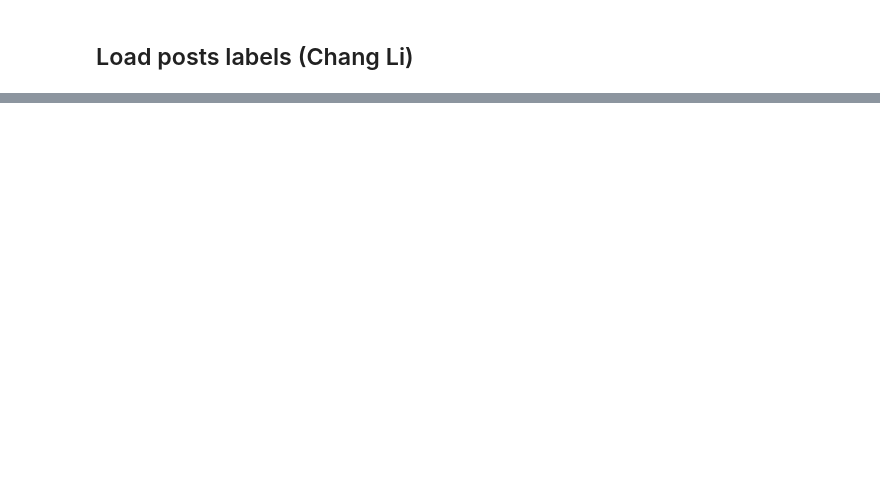
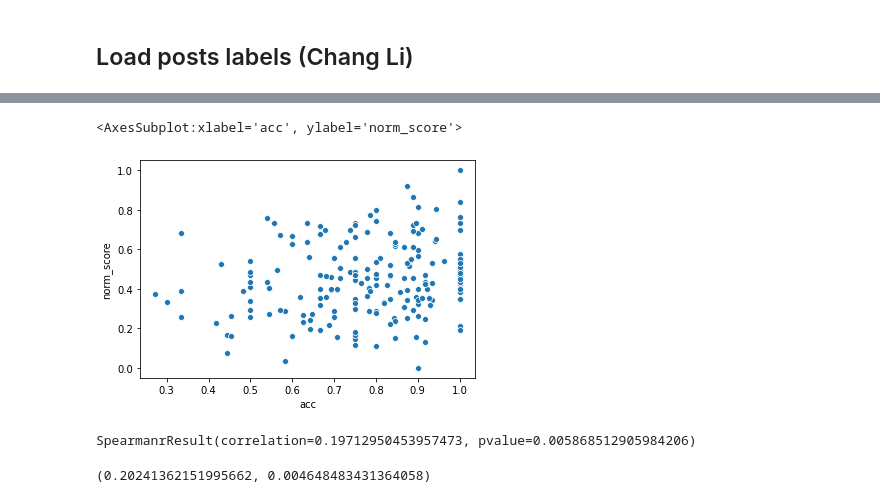
Before and after one commit to NasLabBgu/STEM, a Jupyter notebook: Examples/fourforum.ipynb, the cells around one changed output, grey strips where cells are left out. Saved outputs shown, nothing was run; the diff lists cells and outputs as text; code cells hidden in the pictures; blank space fills up the shorter version.

```diff
--- a/Examples/fourforum.ipynb
+++ b/Examples/fourforum.ipynb
@@ -628,0 +1233,11 @@ kcore.graph.order()
+# %%
+path = "/home/dev/data/stance/valence-results.csv"
+valence_df = pd.read_csv(path)
+
+max_score = valence_df["AVG_Score"].max()
+min_score = valence_df["AVG_Score"].min()
+factor = max_score - min_score
+
+valence_df["norm_score"] = valence_df["AVG_Score"].apply(lambda x: (x - min_score) / factor)
+
+valence_df
@@ -628,0 +1270,25 @@ kcore.graph.order()
+# %%
+records = []
+for conv_id, predictions in author_predictions.items():
+    conv = convs_by_id[conv_id]
+    author_labels = get_authors_labels_in_conv(conv)
+    author_preds = predictions.get("core", None)
+    if author_preds is None: continue
+
+    y_true, y_pred = align_gs_with_predictions(author_labels, author_preds)
+    acc = accuracy_score(y_true, y_pred)
+
+    best_preds = get_best_preds(author_labels, author_preds)
+    y_true, y_pred = align_gs_with_predictions(author_labels, best_preds)
+    acc_best = accuracy_score(y_true, y_pred)
+
+    r = {
+        "conv_id": conv_id,
+        "n_authors": len(y_true),
+        "acc": acc,
+        "acc_best": acc_best
+    }
+    records.append(r)
+
+acc_df = pd.DataFrame(records)
+acc_df
@@ -628,0 +1309,6 @@ kcore.graph.order()
+# %%
+import seaborn as sns
+
+merged_df = acc_df.merge(valence_df, left_on="conv_id", right_on="Topic ID")
+merged_df
+# new_figure()
@@ -628,0 +1329,15 @@ kcore.graph.order()
+# %%
+sns.scatterplot(data=merged_df, x="acc", y="norm_score")
+# %% [output]
+<AxesSubplot:xlabel='acc', ylabel='norm_score'>
+[figure, added]
+# %%
+from scipy import stats
+
+stats.spearmanr(merged_df["acc"], merged_df["norm_score"])
+# %% [output]
+SpearmanrResult(correlation=0.19712950453957473, pvalue=0.005868512905984206)
+# %%
+stats.pearsonr(merged_df["acc"], merged_df["norm_score"])
+# %% [output]
+(0.20241362151995662, 0.004648483431364058)
```
Also changed, not shown: parts of 95 cells of this notebook, 4 other files.
